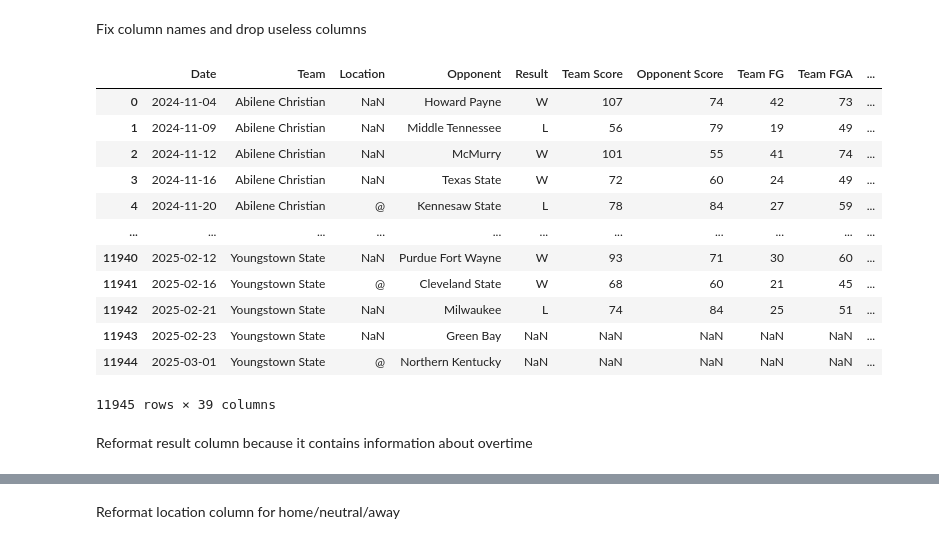
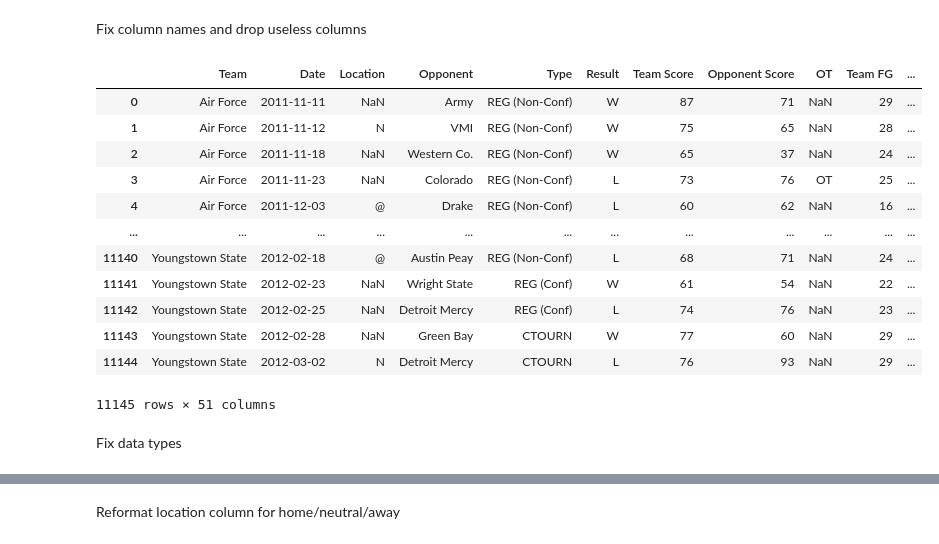
Before and after one commit to shughes1000/march-madness-2025, a Jupyter notebook: data_setup/mens_scrape_schedule.ipynb, the cells around one changed output, grey strips where cells are left out. Drawn from its saved outputs; the diff is of its cells as text; code cells hidden in the pictures.

```diff
--- a/data_setup/mens_scrape_schedule.ipynb
+++ b/data_setup/mens_scrape_schedule.ipynb
@@ -6,12 +6,14 @@ Get schedule of each team in a given year. This file needs to be ran for every r
 ### Web Scraping
 # %% [markdown]
 Fair warning that this program unfortunately takes a very long time to run due to web scraping limits set by Sports Reference
+# %%
+SEASON = 2012
 # %%
 import pandas as pd
 import numpy as np
 import time
 
-season = 2025
+pd.set_option('display.max_columns', 100)
 
 df_active_teams = pd.read_html('https://www.sports-reference.com/cbb/schools/index.html')[0]
 time.sleep(2)
@@ -21,9 +23,9 @@ df_active_teams = df_active_teams.loc[~df_active_teams['School'].isin([np.NaN, '
 df_active_teams['From'] = pd.to_numeric(df_active_teams['From'], errors='coerce')
 df_active_teams['To'] = pd.to_numeric(df_active_teams['To'], errors='coerce')
 
-df_active_teams = df_active_teams.loc[(df_active_teams['To'] >= season) & (df_active_teams['From'] <= season), :].reset_index(drop=True)
+df_active_teams = df_active_teams.loc[(df_active_teams['To'] >= SEASON) & (df_active_teams['From'] <= SEASON), :].reset_index(drop=True)
 
-if season == 2021:  # if 2021, remove ivy league because they cancelled their season in 2021
+if SEASON == 2021:  # if 2021, remove ivy league because they cancelled their season in 2021
     df_active_teams = df_active_teams.loc[
         ~df_active_teams['School'].isin(['Princeton', 'Harvard', 'Yale', 'Pennsylvania', 'Brown', 'Columbia', 'Cornell', 'Dartmouth']),
         :
@@ -111,7 +113,7 @@ df_active_teams['URL School'] = df_active_teams['URL School'].str.replace(r'^UNC
 urls = (
     'https://www.sports-reference.com/cbb/schools/' +
     df_active_teams['URL School'].str.replace(' ', '-', regex=False).str.replace('[)(&.\']', '', regex=True).str.replace('--', '-', regex=False).str.lower() +
-    '/men/' + str(season) +
+    '/men/' + str(SEASON) +
     '-gamelogs.html'
 )
 
@@ -208,33 +213,39 @@ df = temp.copy()
 Fix column names and drop useless columns
 # %%
 df.columns = (
-    ['G', 'Date', 'Team', 'Location', 'Opponent', 'Result', 'Team Score', 'Opponent Score'] +
-    [c for c in df.columns[8:]]
+    ['G', 'Gtm', 'Team', 'Date', 'Location', 'Opponent', 'Type', 'Result', 'Team Score', 'Opponent Score', 'OT'] +
+    [c for c in df.columns[11:]]
 )
 
 # use "Team" as prefix instead of "School"
 df.columns = df.columns.str.replace('School', 'Team', regex=False)
 
 # drop columns that are completely null
 df = df[[c for c in df.columns if df.loc[:, c].notna().any()]].copy()
 
-# drop other irrelevant columns
-df.drop(columns=['G'], inplace=True)
+# drop columns without a name
+df = df.loc[:, ~df.columns.str.contains('^Unnamed', regex=True)]
+
+# drop rows that aren't games
+df = df.loc[(df['Date'].notna()) & (df['Result'].isin(['W', 'L'])), :].reset_index(drop=True)
+
+# drop useless columns
+df.drop(columns=['G', 'Gtm'], inplace=True)
 
 df
 # %% [output]
-|  | Date | Team | Location | Opponent | Result | Team Score | Opponent Score | Team FG | Team FGA | ... |
-| 0 | 2024-11-04 | Abilene Christian | NaN | Howard Payne | W | 107 | 74 | 42 | 73 | ... |
-| 1 | 2024-11-09 | Abilene Christian | NaN | Middle Tennessee | L | 56 | 79 | 19 | 49 | ... |
-| 2 | 2024-11-12 | Abilene Christian | NaN | McMurry | W | 101 | 55 | 41 | 74 | ... |
-| 3 | 2024-11-16 | Abilene Christian | NaN | Texas State | W | 72 | 60 | 24 | 49 | ... |
-| 4 | 2024-11-20 | Abilene Christian | @ | Kennesaw State | L | 78 | 84 | 27 | 59 | ... |
-| ... | ... | ... | ... | ... | ... | ... | ... | ... | ... | ... |
-| 11940 | 2025-02-12 | Youngstown State | NaN | Purdue Fort Wayne | W | 93 | 71 | 30 | 60 | ... |
-| 11941 | 2025-02-16 | Youngstown State | @ | Cleveland State | W | 68 | 60 | 21 | 45 | ... |
-| 11942 | 2025-02-21 | Youngstown State | NaN | Milwaukee | L | 74 | 84 | 25 | 51 | ... |
-| 11943 | 2025-02-23 | Youngstown State | NaN | Green Bay | NaN | NaN | NaN | NaN | NaN | ... |
-| 11944 | 2025-03-01 | Youngstown State | @ | Northern Kentucky | NaN | NaN | NaN | NaN | NaN | ... |
+|  | Team | Date | Location | Opponent | Type | Result | Team Score | Opponent Score | OT | Team FG | ... |
+| 0 | Air Force | 2011-11-11 | NaN | Army | REG (Non-Conf) | W | 87 | 71 | NaN | 29 | ... |
+| 1 | Air Force | 2011-11-12 | N | VMI | REG (Non-Conf) | W | 75 | 65 | NaN | 28 | ... |
+| 2 | Air Force | 2011-11-18 | NaN | Western Co. | REG (Non-Conf) | W | 65 | 37 | NaN | 24 | ... |
+| 3 | Air Force | 2011-11-23 | NaN | Colorado | REG (Non-Conf) | L | 73 | 76 | OT | 25 | ... |
+| 4 | Air Force | 2011-12-03 | @ | Drake | REG (Non-Conf) | L | 60 | 62 | NaN | 16 | ... |
+| ... | ... | ... | ... | ... | ... | ... | ... | ... | ... | ... | ... |
+| 11140 | Youngstown State | 2012-02-18 | @ | Austin Peay | REG (Non-Conf) | L | 68 | 71 | NaN | 24 | ... |
+| 11141 | Youngstown State | 2012-02-23 | NaN | Wright State | REG (Conf) | W | 61 | 54 | NaN | 22 | ... |
+| 11142 | Youngstown State | 2012-02-25 | NaN | Detroit Mercy | REG (Conf) | L | 74 | 76 | NaN | 23 | ... |
+| 11143 | Youngstown State | 2012-02-28 | NaN | Green Bay | CTOURN | W | 77 | 60 | NaN | 29 | ... |
+| 11144 | Youngstown State | 2012-03-02 | N | Detroit Mercy | CTOURN | L | 76 | 93 | NaN | 29 | ... |
-11945 rows × 39 columns
+11145 rows × 51 columns
-# %% [markdown]
-Reformat result column because it contains information about overtime
+# %% [markdown]
+Fix data types
```
Also changed, not shown: parts of 14 cells of this notebook, 3 other files.
